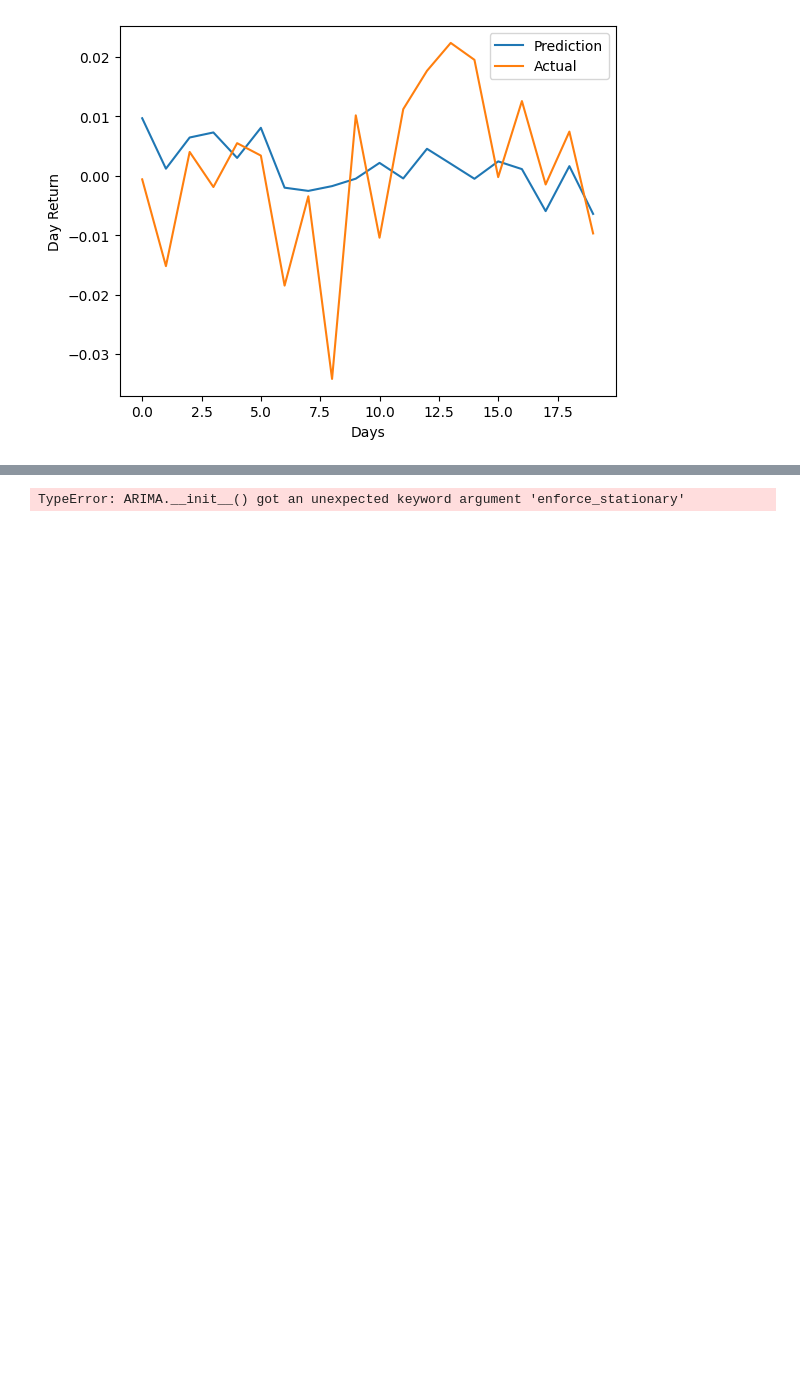
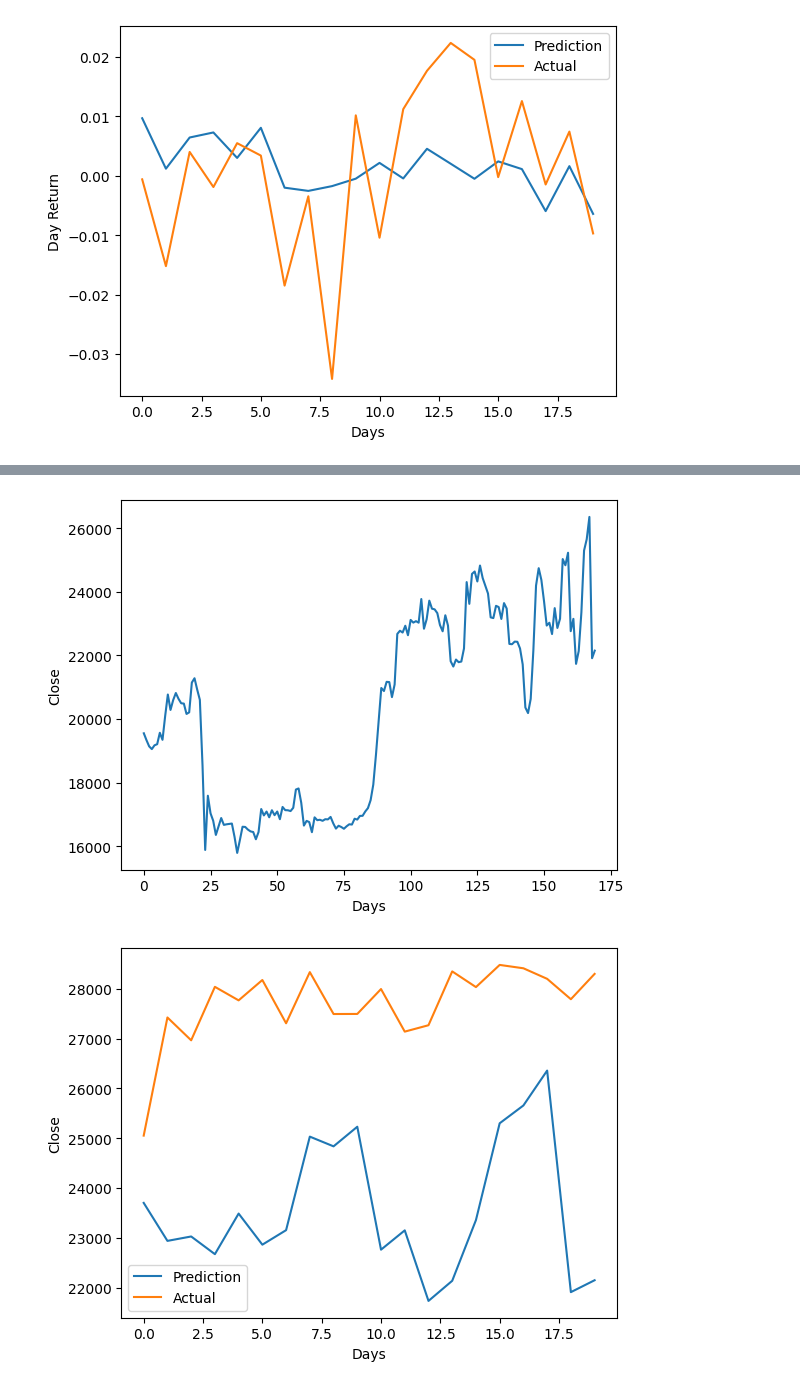
Before and after one commit to NastyVader/CryptoPortal, a Jupyter notebook: ARIMA/SPY and DIA ETF Analysis.ipynb, the cells around one changed output, grey strips where cells are left out. Drawn from its saved outputs; the diff is of its cells as text; code cells hidden in the pictures; blank space fills up the shorter version.

```diff
--- a/ARIMA/SPY and DIA ETF Analysis.ipynb
+++ b/ARIMA/SPY and DIA ETF Analysis.ipynb
@@ -115,32 +115,33 @@ plt.show()
 f=20
 r=1
 df = pd.DataFrame(btc.loc[:, 'Close'])
 temp = list(df['Close'])
 l = len(temp)
 temp = temp[l-f-150:l-f]
 dr=temp
 # dr = [i-min(temp) for i in temp]
 
 
 for i in range(r):
-    model = ARIMA(dr, order=(100,1,1))
+    model = ARIMA(dr, order=(100,1,1),enforce_stationarity=False, enforce_invertibility=False)
     model_fit = model.fit()
 
     forecast = model_fit.forecast(steps=f)
     dr+=list(forecast)
 
 
 plt.plot(dr)
 
 plt.xlabel("Days")
 plt.ylabel("Close")
 plt.show()
 
 plt.plot(dr[-f*r:], label='Prediction')
 plt.plot(list(btc['Close'])[-f*r:], label='Actual')
 plt.xlabel("Days")
 plt.ylabel("Close")
 plt.legend()
 plt.show()
 # %% [output]
-TypeError: ARIMA.__init__() got an unexpected keyword argument 'enforce_stationary'
+[figure, added]
+[figure, added]
```
Also changed, not shown: parts of 1 cell of this notebook.
